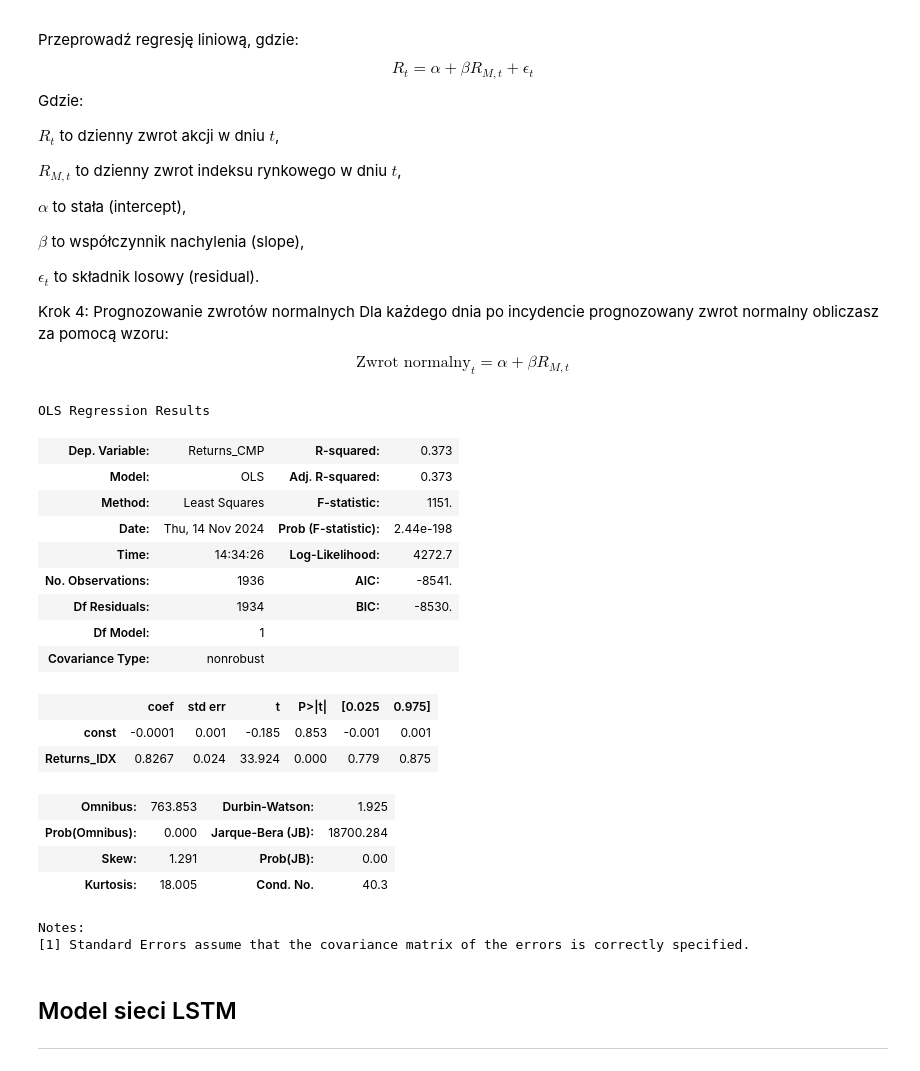
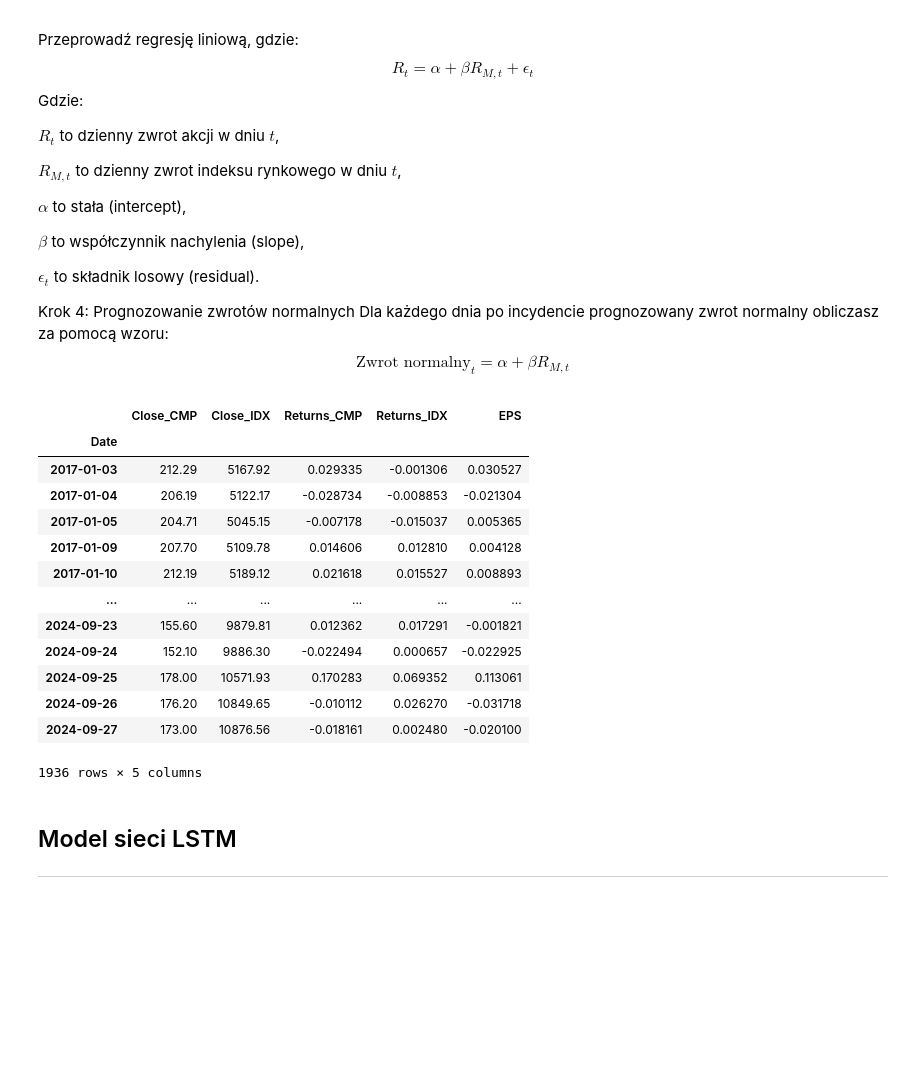
Before and after one commit to antonibezdzietny/FinancialReportsImpact, a Jupyter notebook: analysis/eventDetectionStockMarket.ipynb, the cells around one changed output. Drawn from its saved outputs; the diff is of its cells as text; code cells hidden in the pictures; blank space fills up the shorter version.

```diff
--- a/analysis/eventDetectionStockMarket.ipynb
+++ b/analysis/eventDetectionStockMarket.ipynb
@@ -188,51 +203,53 @@ $$
 # %%
 from sklearn.linear_model import LinearRegression
 import statsmodels.api as sm
 
 N_WINDOW_SIZE = 15
 # Example of AbR
 TICKER = "CCC"
 WIG_TICKER = "WIG_ODZIEZ"
 
 # Download example market price
 spd = StockPriceDatabase()
 company_historical = spd.get_stock_price(TICKER)
 index_historical = spd.get_stock_price(WIG_TICKER)
 market_historical = company_historical.join(index_historical, how="inner",
                                             lsuffix="_CMP", rsuffix="_IDX")[["Close_CMP", "Close_IDX"]]
 
 # Calculate returns
 market_historical["Returns_CMP"] = market_historical["Close_CMP"].pct_change()
 market_historical["Returns_IDX"] = market_historical["Close_IDX"].pct_change()
 market_historical = market_historical.dropna()
 
 # Linear regression
 y = market_historical["Returns_CMP"]
 x = market_historical["Returns_IDX"]
 x = sm.add_constant(x)
 
 model = sm.OLS(y, x).fit()
 model.summary()
+
+alpha = model.params["const"]
+beta  = model.params["Returns_IDX"]
+
+# Calculate error
+market_historical["EPS"] = market_historical["Returns_CMP"] - (beta * market_historical["Returns_IDX"] + alpha)
+market_historical
 # %% [output]
+|  | Close_CMP | Close_IDX | Returns_CMP | Returns_IDX | EPS |
+| Date |  |  |  |  |  |
+| 2017-01-03 | 212.29 | 5167.92 | 0.029335 | -0.001306 | 0.030527 |
+| 2017-01-04 | 206.19 | 5122.17 | -0.028734 | -0.008853 | -0.021304 |
+| 2017-01-05 | 204.71 | 5045.15 | -0.007178 | -0.015037 | 0.005365 |
+| 2017-01-09 | 207.70 | 5109.78 | 0.014606 | 0.012810 | 0.004128 |
+| 2017-01-10 | 212.19 | 5189.12 | 0.021618 | 0.015527 | 0.008893 |
+| ... | ... | ... | ... | ... | ... |
+| 2024-09-23 | 155.60 | 9879.81 | 0.012362 | 0.017291 | -0.001821 |
+| 2024-09-24 | 152.10 | 9886.30 | -0.022494 | 0.000657 | -0.022925 |
+| 2024-09-25 | 178.00 | 10571.93 | 0.170283 | 0.069352 | 0.113061 |
+| 2024-09-26 | 176.20 | 10849.65 | -0.010112 | 0.026270 | -0.031718 |
+| 2024-09-27 | 173.00 | 10876.56 | -0.018161 | 0.002480 | -0.020100 |
-OLS Regression Results
+1936 rows × 5 columns
-| Dep. Variable: | Returns_CMP | R-squared: | 0.373 |
-| Model: | OLS | Adj. R-squared: | 0.373 |
-| Method: | Least Squares | F-statistic: | 1151. |
-| Date: | Thu, 14 Nov 2024 | Prob (F-statistic): | 2.44e-198 |
-| Time: | 14:34:26 | Log-Likelihood: | 4272.7 |
-| No. Observations: | 1936 | AIC: | -8541. |
-| Df Residuals: | 1934 | BIC: | -8530. |
-| Df Model: | 1 |  |  |
-| Covariance Type: | nonrobust |  |  |
-|  | coef | std err | t | P>|t| | [0.025 | 0.975] |
-| const | -0.0001 | 0.001 | -0.185 | 0.853 | -0.001 | 0.001 |
-| Returns_IDX | 0.8267 | 0.024 | 33.924 | 0.000 | 0.779 | 0.875 |
-| Omnibus: | 763.853 | Durbin-Watson: | 1.925 |
-| Prob(Omnibus): | 0.000 | Jarque-Bera (JB): | 18700.284 |
-| Skew: | 1.291 | Prob(JB): | 0.00 |
-| Kurtosis: | 18.005 | Cond. No. | 40.3 |
-Notes:
-[1] Standard Errors assume that the covariance matrix of the errors is correctly specified.
 # %% [markdown]
 ## Model sieci LSTM
 ---
```
Also changed, not shown: parts of 5 cells of this notebook.
